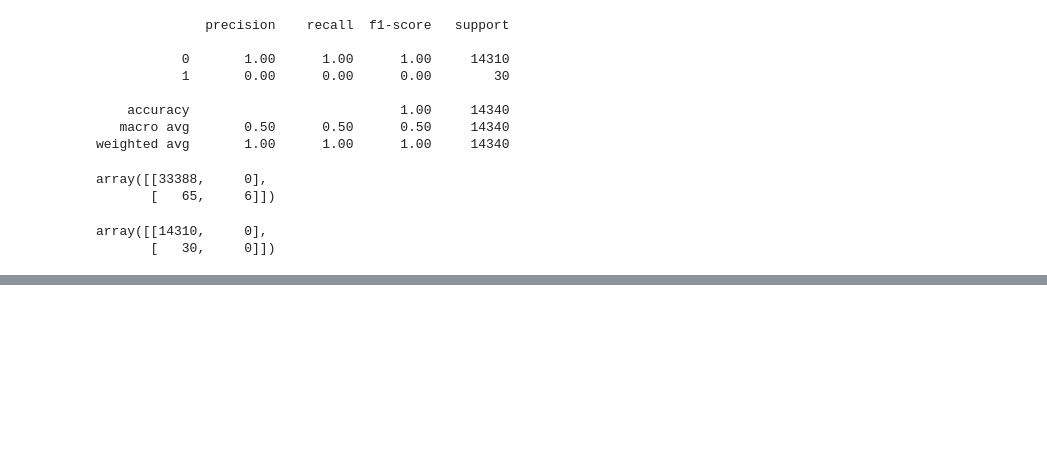
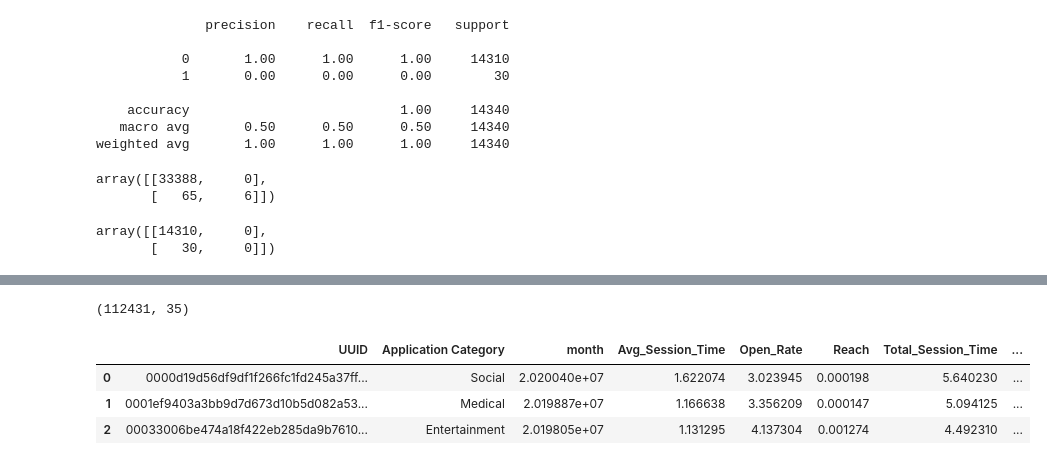
Before and after one commit to yagnik99/Funds-Prediction-for-a-Startup, a Jupyter notebook: Yagnik_Pandya_Capstone_Project_4_Startup_Funding_Prediction.ipynb, the cells around one changed output, grey strips where cells are left out. Drawn from its saved outputs; the diff is of its cells as text; code cells hidden in the pictures; blank space fills up the shorter version.

```diff
--- a/Yagnik_Pandya_Capstone_Project_4_Startup_Funding_Prediction.ipynb
+++ b/Yagnik_Pandya_Capstone_Project_4_Startup_Funding_Prediction.ipynb
@@ -935,0 +1133,13 @@ array([[14310,     0],
+# %%
+temp = Final_df[['UUID', 'Application Category', 'month', 'funding_ind']]
+temp.set_index('month', inplace =True)
+temp = temp.loc[[20200601, 20200501, 20200401]]
+temp.reset_index(inplace= True)
+temp.set_index(['UUID','Application Category'], inplace = True)
+temp2 = temp.groupby(['UUID','Application Category']).sum()
+temp2.drop('month', axis = 1, inplace = True)
+temp2.rename(columns={'funding_ind':'Funded'}, inplace = True)
+temp = pd.merge(temp, temp2, on=['UUID','Application Category'], how='left')
+temp.drop(['funding_ind'], axis = 1, inplace=True)
+temp.reset_index(inplace=True)
+Final_df2 = pd.merge(Final_df2, temp, on=['UUID', 'Application Category','month'], how='left')
@@ -935,0 +1182,2 @@ array([[14310,     0],
+# %%
+Final_df3 = Final_df2.copy()
@@ -935,0 +1188,16 @@ array([[14310,     0],
+# %%
+Final_df3['Avg_Session_Time_change_3'] = Final_df3['Avg_Session_Time_Prev3'] - Final_df3['Avg_Session_Time']
+Final_df3['Avg_Session_Time_change_2'] = Final_df3['Avg_Session_Time_Prev2'] - Final_df3['Avg_Session_Time']
+Final_df3['Avg_Session_Time_change_1'] = Final_df3['Avg_Session_Time_Prev1'] - Final_df3['Avg_Session_Time']
+
+Final_df3['Open_Rate_change_3'] = Final_df3['Open_Rate_Prev3'] - Final_df3['Open_Rate']
+Final_df3['Open_Rate_change_2'] = Final_df3['Open_Rate_Prev2'] - Final_df3['Open_Rate']
+Final_df3['Open_Rate_change_1'] = Final_df3['Open_Rate_Prev1'] - Final_df3['Open_Rate']
+
+Final_df3['Reach_change_3'] = Final_df3['Reach_Prev3'] - Final_df3['Reach']
+Final_df3['Reach_change_2'] = Final_df3['Reach_Prev2'] - Final_df3['Reach']
+Final_df3['Reach_change_1'] = Final_df3['Reach_Prev1'] - Final_df3['Reach']
+
+Final_df3['Total_Session_Time_change_3'] = Final_df3['Total_Session_Time_Prev3'] - Final_df3['Total_Session_Time']
+Final_df3['Total_Session_Time_change_2'] = Final_df3['Total_Session_Time_Prev2'] - Final_df3['Total_Session_Time']
+Final_df3['Total_Session_Time_change_1'] = Final_df3['Total_Session_Time_Prev1'] - Final_df3['Total_Session_Time']
@@ -935,0 +1290,15 @@ array([[14310,     0],
+# %%
+temp = Final_df3.groupby(['UUID', 'Application Category']).mean()
+temp.reset_index(inplace=True)
+Latest_Final_df = temp.copy()
+# %%
+Latest_Final_df.shape
+# %% [output]
+(112431, 35)
+# %%
+Latest_Final_df.head(3)
+# %% [output]
+|  | UUID | Application Category | month | Avg_Session_Time | Open_Rate | Reach | Total_Session_Time | ... |
+| 0 | 0000d19d56df9df1f266fc1fd245a37ff... | Social | 2.020040e+07 | 1.622074 | 3.023945 | 0.000198 | 5.640230 | ... |
+| 1 | 0001ef9403a3bb9d7d673d10b5d082a53... | Medical | 2.019887e+07 | 1.166638 | 3.356209 | 0.000147 | 5.094125 | ... |
+| 2 | 00033006be474a18f422eb285da9b7610... | Entertainment | 2.019805e+07 | 1.131295 | 4.137304 | 0.001274 | 4.492310 | ... |
```
Also changed, not shown: parts of 88 cells of this notebook.
